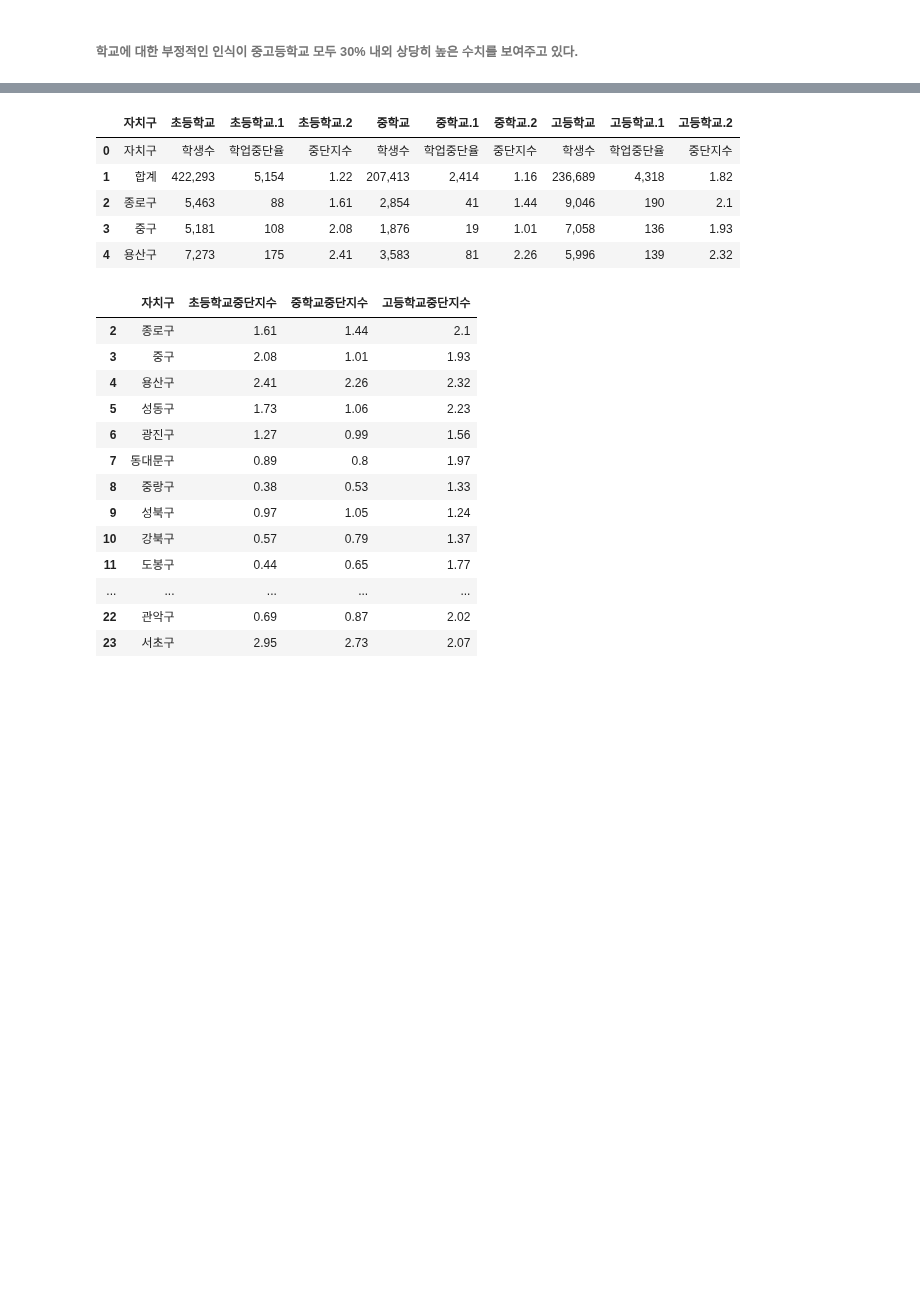
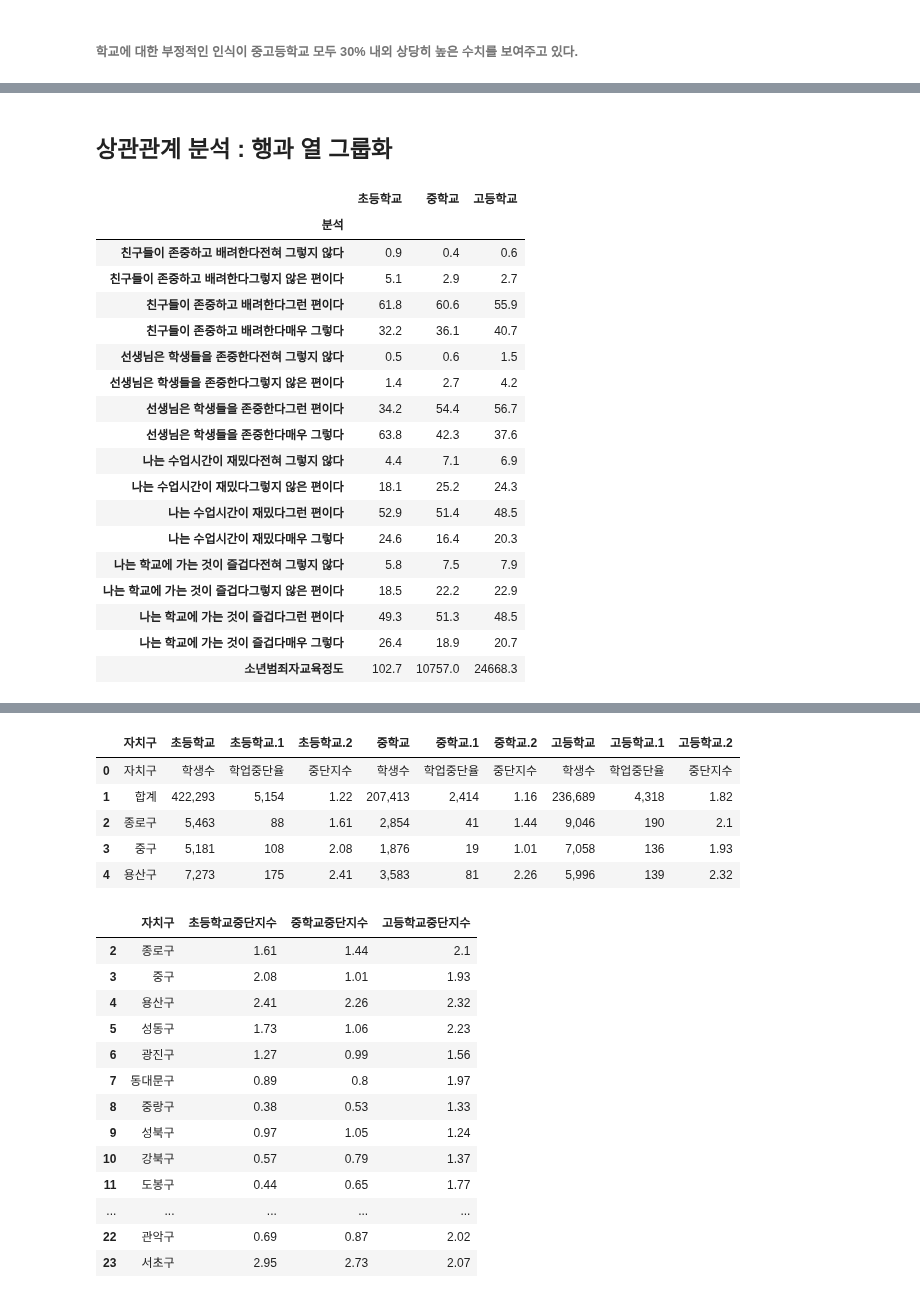
Before and after one commit to hkim11656/crime_analysis, a Jupyter notebook: 01_범죄유형별소년범죄자교육정도_김관회.ipynb, the cells around one changed output, grey strips where cells are left out. Drawn from its saved outputs; the diff is of its cells as text; code cells hidden in the pictures; blank space fills up the shorter version.

```diff
--- a/01_범죄유형별소년범죄자교육정도_김관회.ipynb
+++ b/01_범죄유형별소년범죄자교육정도_김관회.ipynb
@@ -182,7 +182,7 @@ plt.ylim(5000,50000)
 # %% [markdown]
 ###### 소년범죄자 교육 정도에 따른 분석 결과 고등학교 재학 중인 경우가 월등히 앞서있고, 중학교 재학 중, 고등학교 중퇴 순으로 나타났다. 위 결과를 좀 더 명확하게 입증 할 수 있는 유사치 데이터를 아래 다음과 같이 첨부하였다.
 # %%
-db6 = pd.read_csv('./data/01_학교생활만족도_김관회_3.csv',encoding='utf8')
+db6 = pd.read_csv('01_학교생활만족도_김관회_3.csv',encoding='utf8')
 db6 = db6.rename(columns=db6.iloc[0]+db6.iloc[1])
 db6 = db6.drop('응답자유형별(1)응답자유형별(1)', axis=1)
 db6 = db6.drop(db6.index[0:2])
@@ -228,0 +234,11 @@ NameError: name 'db6' is not defined
+# %%
+db4['고등학교재중'] = db4['고등학교재중'].astype('float')
+db4['중학교재중'] = db4['중학교재중'].astype('float')
+db4['고등학교중퇴'] = db4['고등학교중퇴'].astype('float')
+db4['고등학교졸업'] = db4['고등학교졸업'].astype('float')
+db4['중학교졸업'] = db4['중학교졸업'].astype('float')
+db4['중학교중퇴'] = db4['중학교중퇴'].astype('float')
+db4['초등학교졸업'] = db4['초등학교졸업'].astype('float')
+db4['초등학교재중'] = db4['초등학교재중'].astype('float')
+db4['초등학교중퇴'] = db4['초등학교중퇴'].astype('float')
+print(db4.dtypes)
@@ -228,0 +256,5 @@ NameError: name 'db6' is not defined
+# %%
+db4['초등학교'] = db4[['초등학교재중','초등학교중퇴','초등학교졸업']].mean(axis=1)
+db4['중학교'] = db4[['중학교재중','중학교중퇴','중학교졸업']].mean(axis=1)
+db4['고등학교'] = db4[['고등학교재중','고등학교중퇴','고등학교졸업']].mean(axis=1)
+db4.round(decimals=1)
@@ -228,0 +266,5 @@ NameError: name 'db6' is not defined
+# %%
+db4_1 = db4[['초등학교','중학교','고등학교']]
+db4_1 = db4_1.round(decimals=1)
+db_c = pd.concat([db6,db4_1])
+db_c
@@ -228,0 +290,43 @@ NameError: name 'db6' is not defined
+# %% [markdown]
+## 상관관계 분석 : 행과 열 그룹화
+# %%
+db_c['분석'] = ['친구들이 존중하고 배려한다전혀 그렇지 않다',
+              '친구들이 존중하고 배려한다그렇지 않은 편이다',
+              '친구들이 존중하고 배려한다그런 편이다',
+              '친구들이 존중하고 배려한다매우 그렇다',
+             '선생님은 학생들을 존중한다전혀 그렇지 않다',
+             '선생님은 학생들을 존중한다그렇지 않은 편이다',
+             '선생님은 학생들을 존중한다그런 편이다',
+             '선생님은 학생들을 존중한다매우 그렇다',
+             '나는 수업시간이 재밌다전혀 그렇지 않다',
+             '나는 수업시간이 재밌다그렇지 않은 편이다',
+             '나는 수업시간이 재밌다그런 편이다',
+             '나는 수업시간이 재밌다매우 그렇다',
+             '나는 학교에 가는 것이 즐겁다전혀 그렇지 않다',
+             '나는 학교에 가는 것이 즐겁다그렇지 않은 편이다',
+             '나는 학교에 가는 것이 즐겁다그런 편이다',
+             '나는 학교에 가는 것이 즐겁다매우 그렇다',
+             '소년범죄자교육정도']
+
+db_c = db_c.set_index('분석')
+db_c
+# %% [output]
+|  | 초등학교 | 중학교 | 고등학교 |
+| 분석 |  |  |  |
+| 친구들이 존중하고 배려한다전혀 그렇지 않다 | 0.9 | 0.4 | 0.6 |
+| 친구들이 존중하고 배려한다그렇지 않은 편이다 | 5.1 | 2.9 | 2.7 |
+| 친구들이 존중하고 배려한다그런 편이다 | 61.8 | 60.6 | 55.9 |
+| 친구들이 존중하고 배려한다매우 그렇다 | 32.2 | 36.1 | 40.7 |
+| 선생님은 학생들을 존중한다전혀 그렇지 않다 | 0.5 | 0.6 | 1.5 |
+| 선생님은 학생들을 존중한다그렇지 않은 편이다 | 1.4 | 2.7 | 4.2 |
+| 선생님은 학생들을 존중한다그런 편이다 | 34.2 | 54.4 | 56.7 |
+| 선생님은 학생들을 존중한다매우 그렇다 | 63.8 | 42.3 | 37.6 |
+| 나는 수업시간이 재밌다전혀 그렇지 않다 | 4.4 | 7.1 | 6.9 |
+| 나는 수업시간이 재밌다그렇지 않은 편이다 | 18.1 | 25.2 | 24.3 |
+| 나는 수업시간이 재밌다그런 편이다 | 52.9 | 51.4 | 48.5 |
+| 나는 수업시간이 재밌다매우 그렇다 | 24.6 | 16.4 | 20.3 |
+| 나는 학교에 가는 것이 즐겁다전혀 그렇지 않다 | 5.8 | 7.5 | 7.9 |
+| 나는 학교에 가는 것이 즐겁다그렇지 않은 편이다 | 18.5 | 22.2 | 22.9 |
+| 나는 학교에 가는 것이 즐겁다그런 편이다 | 49.3 | 51.3 | 48.5 |
+| 나는 학교에 가는 것이 즐겁다매우 그렇다 | 26.4 | 18.9 | 20.7 |
+| 소년범죄자교육정도 | 102.7 | 10757.0 | 24668.3 |
```
Also changed, not shown: parts of 20 cells of this notebook, 5 other files.
